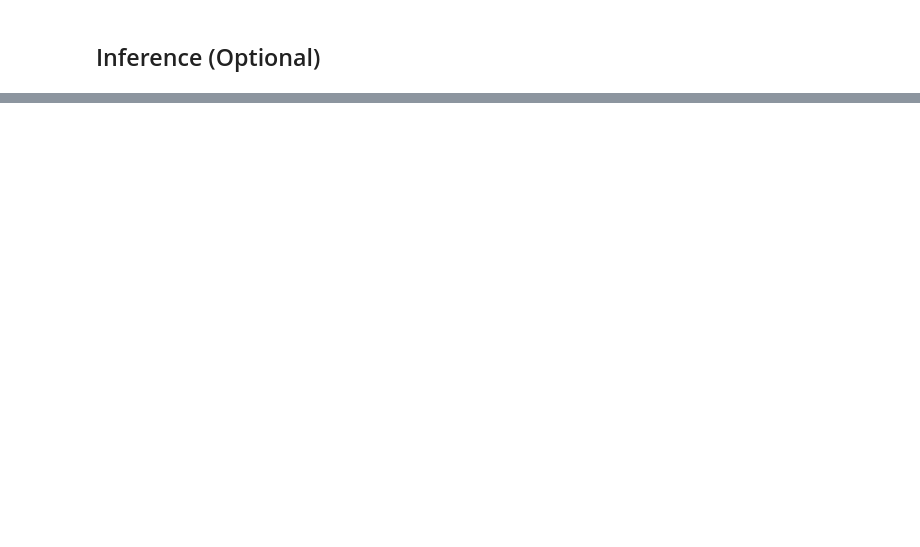
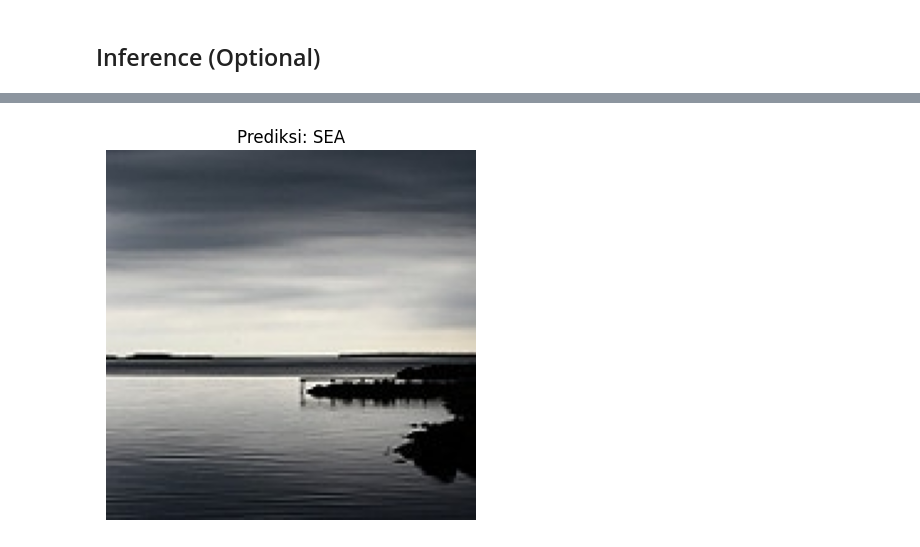
Before and after one commit to erlanggajuni45/classification-image, a Jupyter notebook: image_classification.ipynb, the cells around one changed output, grey strips where cells are left out. Drawn from its saved outputs; the diff is of its cells as text; code cells hidden in the pictures; blank space fills up the shorter version.

```diff
--- a/image_classification.ipynb
+++ b/image_classification.ipynb
@@ -95,0 +282,8 @@ train_flow = train_augs.flow(X_train, Y_train, batch_size=32)
+# %%
+pred_dir = os.path.join(path, 'seg_pred', 'seg_pred')
+sample_image_name = os.listdir(pred_dir)[0]
+img_path = os.path.join(pred_dir, sample_image_name)
+# %%
+img = image.load_img(img_path, target_size=(150, 150))
+img_array = image.img_to_array(img) / 255.0
+img_array = np.expand_dims(img_array, axis=0).astype(np.float32)
@@ -95,0 +297,7 @@ train_flow = train_augs.flow(X_train, Y_train, batch_size=32)
+# %%
+plt.imshow(img)
+plt.title(f"Prediksi: {predicted_label.upper()}")
+plt.axis('off')
+plt.show()
+# %% [output]
+[figure, added]
```
Also changed, not shown: parts of 31 cells of this notebook.
